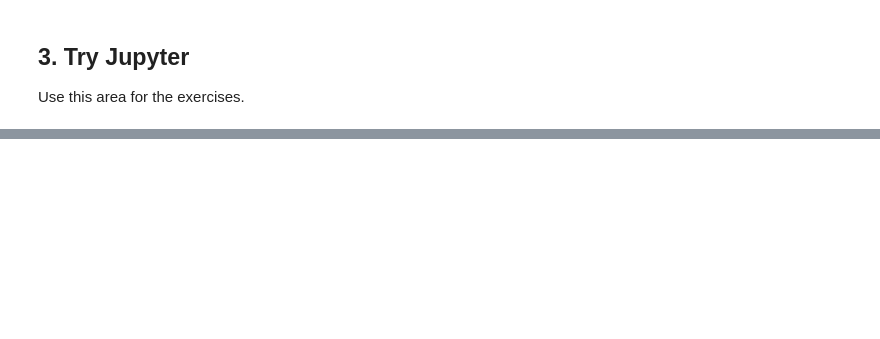
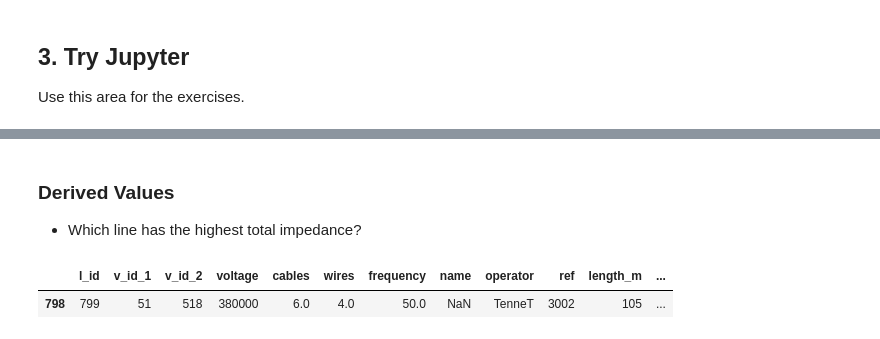
Before and after one commit to smartwiresinc/training, a Jupyter notebook: 02-hey-jupyter/scigrid.ipynb, the cells around one changed output, grey strips where cells are left out. Saved outputs shown, nothing was run; the diff lists cells and outputs as text; code cells hidden in the pictures; blank space fills up the shorter version.

```diff
--- a/02-hey-jupyter/scigrid.ipynb
+++ b/02-hey-jupyter/scigrid.ipynb
@@ -28,0 +169,11 @@ Use this area for the exercises.
+# %% [markdown]
+### Derived Values
+* Which line has the highest total impedance?
+# %%
+import numpy as np
+branches["Imp"]=np.sqrt(((branches["x_ohmkm"]*branches["length_m"])**2)+((branches["r_ohmkm"]*branches["length_m"])**2))
+X=branches.sort_values('Imp')
+X.head(1)
+# %% [output]
+|  | l_id | v_id_1 | v_id_2 | voltage | cables | wires | frequency | name | operator | ref | length_m | ... |
+| 798 | 799 | 51 | 518 | 380000 | 6.0 | 4.0 | 50.0 | NaN | TenneT | 3002 | 105 | ... |
```
Also changed, not shown: parts of 17 cells of this notebook.
